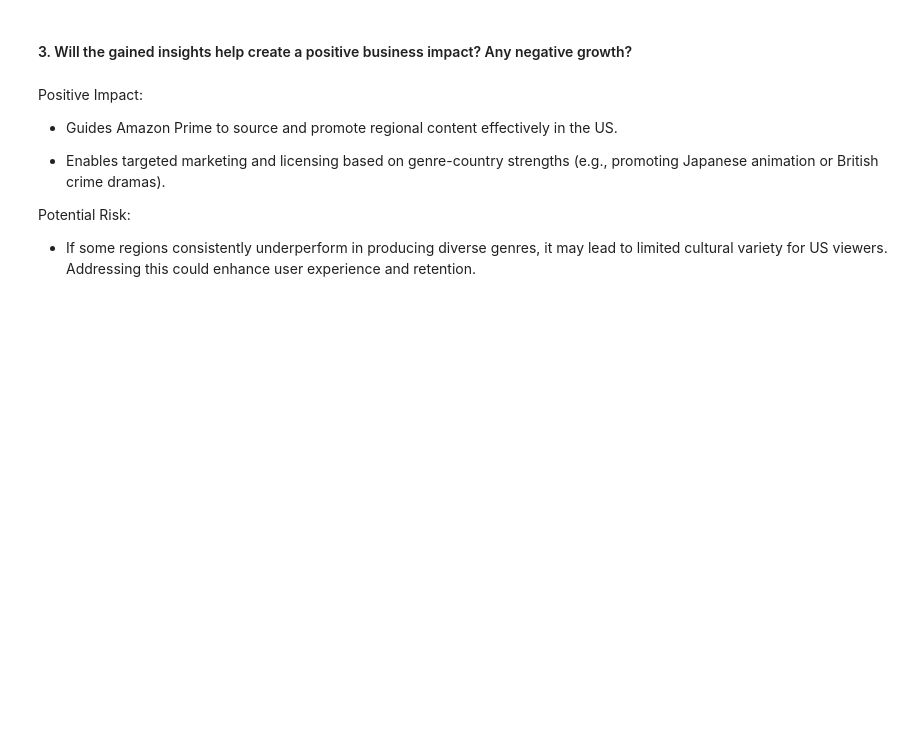
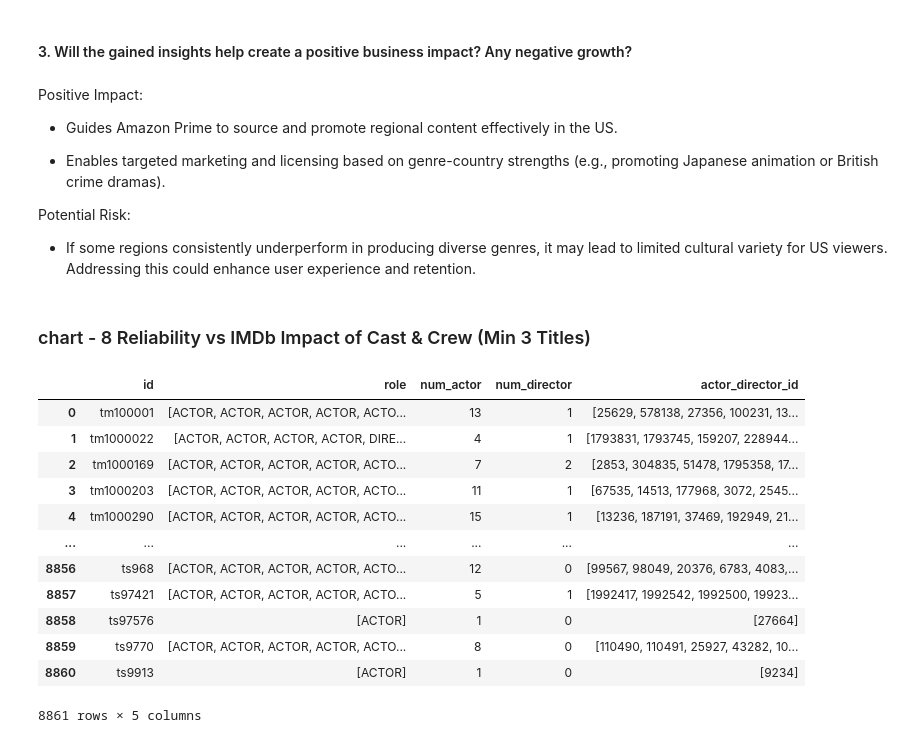
Before and after one commit to manojDOX/Amazon-EDA-Report, a Jupyter notebook: EDA_of_Amazon_Prime_Movies_&_TV_Shows.ipynb, the cells around one changed output. Cells and saved outputs as stored; diff of their text form; code cells hidden in the pictures; blank space fills up the shorter version.

```diff
--- a/EDA_of_Amazon_Prime_Movies_&_TV_Shows.ipynb
+++ b/EDA_of_Amazon_Prime_Movies_&_TV_Shows.ipynb
@@ -1000,3 +1001,5 @@ Positive Impact:
 Potential Risk:
 
 - If some regions consistently underperform in producing diverse genres, it may lead to limited cultural variety for US viewers. Addressing this could enhance user experience and retention.
+# %% [markdown]
+### chart - 8 Reliability vs IMDb Impact of Cast & Crew (Min 3 Titles)
@@ -1002,0 +1008,26 @@ Potential Risk:
+# %%
+# Group roles by ID
+role_group = data_credits.groupby('id')['role'].apply(list).reset_index()
+
+# Count actors and directors
+role_group['num_actor'] = role_group['role'].apply(lambda x: sum(1 for role in x if role.lower() == 'actor'))
+role_group['num_director'] = role_group['role'].apply(lambda x: sum(1 for role in x if role.lower() == 'director'))
+
+# Get list of person_ids and assign just the series, not the full dataframe
+person_ids = data_credits.groupby('id')['person_id'].apply(list).reset_index()
+role_group['actor_director_id'] = person_ids['person_id']
+role_group
+# %% [output]
+|  | id | role | num_actor | num_director | actor_director_id |
+| 0 | tm100001 | [ACTOR, ACTOR, ACTOR, ACTOR, ACTO... | 13 | 1 | [25629, 578138, 27356, 100231, 13... |
+| 1 | tm1000022 | [ACTOR, ACTOR, ACTOR, ACTOR, DIRE... | 4 | 1 | [1793831, 1793745, 159207, 228944... |
+| 2 | tm1000169 | [ACTOR, ACTOR, ACTOR, ACTOR, ACTO... | 7 | 2 | [2853, 304835, 51478, 1795358, 17... |
+| 3 | tm1000203 | [ACTOR, ACTOR, ACTOR, ACTOR, ACTO... | 11 | 1 | [67535, 14513, 177968, 3072, 2545... |
+| 4 | tm1000290 | [ACTOR, ACTOR, ACTOR, ACTOR, ACTO... | 15 | 1 | [13236, 187191, 37469, 192949, 21... |
+| ... | ... | ... | ... | ... | ... |
+| 8856 | ts968 | [ACTOR, ACTOR, ACTOR, ACTOR, ACTO... | 12 | 0 | [99567, 98049, 20376, 6783, 4083,... |
+| 8857 | ts97421 | [ACTOR, ACTOR, ACTOR, ACTOR, ACTO... | 5 | 1 | [1992417, 1992542, 1992500, 19923... |
+| 8858 | ts97576 | [ACTOR] | 1 | 0 | [27664] |
+| 8859 | ts9770 | [ACTOR, ACTOR, ACTOR, ACTOR, ACTO... | 8 | 0 | [110490, 110491, 25927, 43282, 10... |
+| 8860 | ts9913 | [ACTOR] | 1 | 0 | [9234] |
+8861 rows × 5 columns
```
Also changed, not shown: parts of 21 cells of this notebook.
